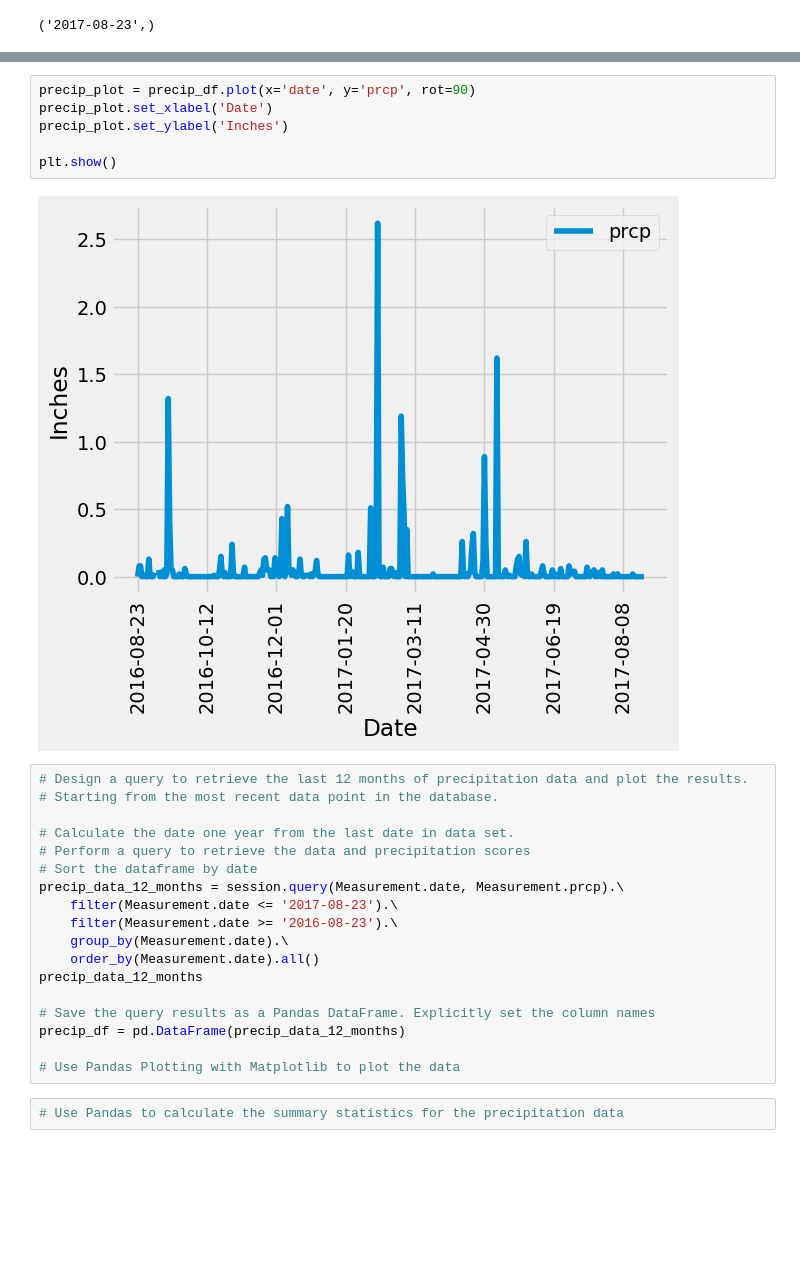
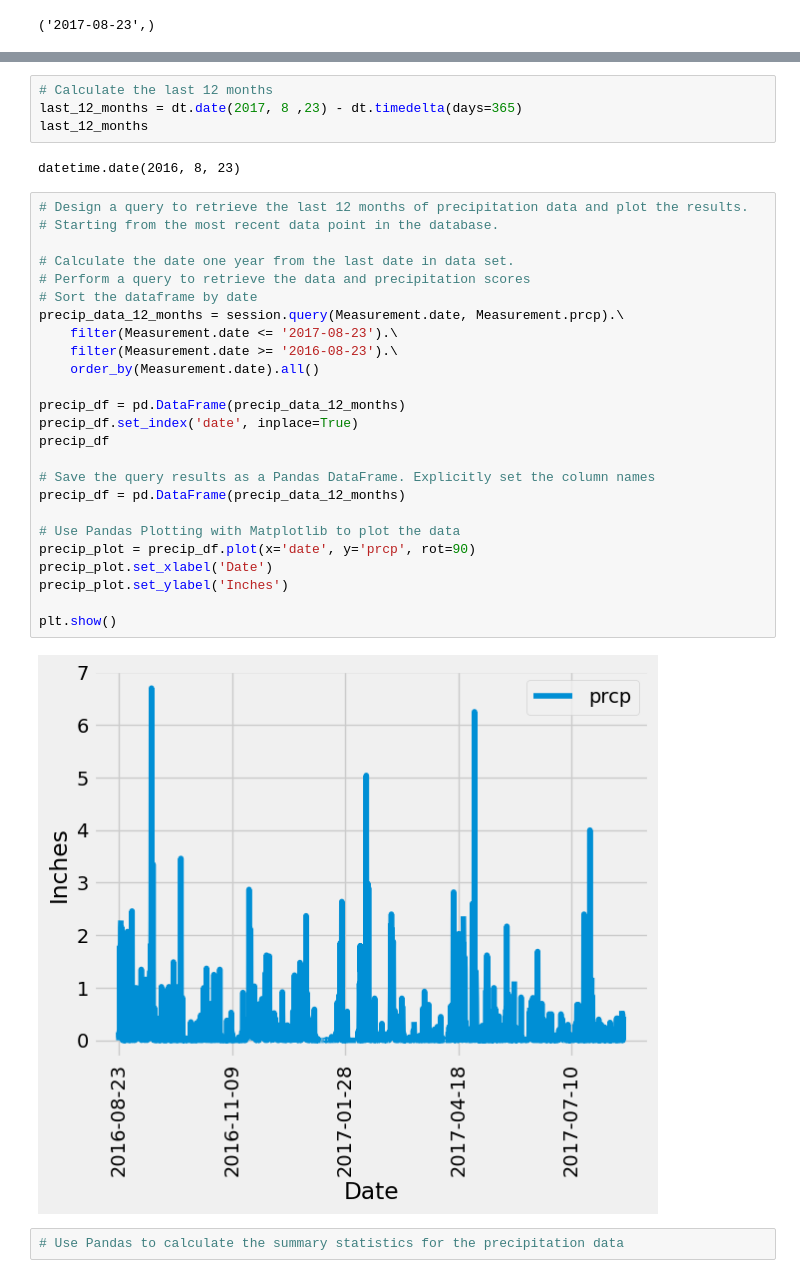
Before and after one commit to amc1119/sqlalchemy-challenge, a Jupyter notebook: climate_starter.ipynb, the cells around one changed output, grey strips where cells are left out. Saved outputs shown, nothing was run; the diff lists cells and outputs as text; blank space fills up the shorter version.

```diff
--- a/climate_starter.ipynb
+++ b/climate_starter.ipynb
@@ -94,29 +71,36 @@ precip_df
-# %%
-precip_plot = precip_df.plot(x='date', y='prcp', rot=90)
-precip_plot.set_xlabel('Date')
-precip_plot.set_ylabel('Inches')
-
-plt.show()
-# %% [output]
-[figure, removed]
+# %%
+# Calculate the last 12 months
+last_12_months = dt.date(2017, 8 ,23) - dt.timedelta(days=365)
+last_12_months
+# %% [output]
+datetime.date(2016, 8, 23)
 # %%
 # Design a query to retrieve the last 12 months of precipitation data and plot the results.
 # Starting from the most recent data point in the database.
 
 # Calculate the date one year from the last date in data set.
 # Perform a query to retrieve the data and precipitation scores
 # Sort the dataframe by date
 precip_data_12_months = session.query(Measurement.date, Measurement.prcp).\
     filter(Measurement.date <= '2017-08-23').\
     filter(Measurement.date >= '2016-08-23').\
-    group_by(Measurement.date).\
     order_by(Measurement.date).all()
-precip_data_12_months
+
+precip_df = pd.DataFrame(precip_data_12_months)
+precip_df.set_index('date', inplace=True)
+precip_df
 
 # Save the query results as a Pandas DataFrame. Explicitly set the column names
 precip_df = pd.DataFrame(precip_data_12_months)
 
 # Use Pandas Plotting with Matplotlib to plot the data
+precip_plot = precip_df.plot(x='date', y='prcp', rot=90)
+precip_plot.set_xlabel('Date')
+precip_plot.set_ylabel('Inches')
+
+plt.show()
+# %% [output]
+[figure, added]
 # %%
 # Use Pandas to calculate the summary statistics for the precipitation data
 # %% [output]
```
Also changed, not shown: parts of 6 cells of this notebook.
